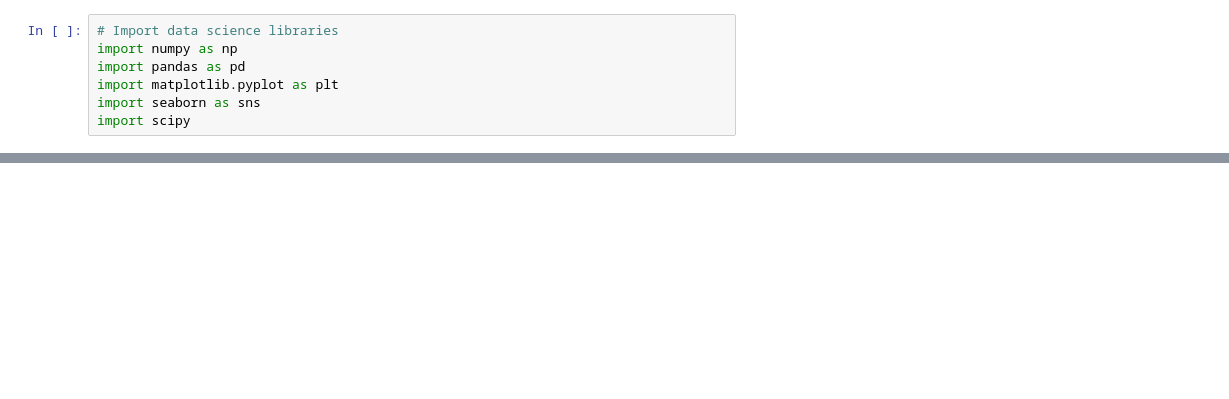
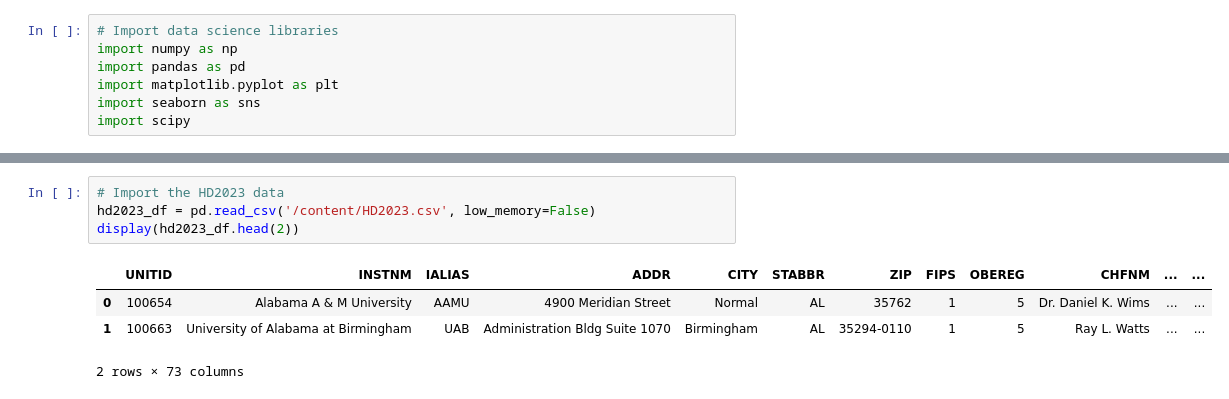
Before and after one commit to Ceerogreen/DS4002CS3, a Jupyter notebook: Scripts/descriptive_graphs2.ipynb, the cells around one changed output, grey strips where cells are left out. Saved outputs shown, nothing was run; the diff lists cells and outputs as text; blank space fills up the shorter version.

```diff
--- a/Scripts/descriptive_graphs2.ipynb
+++ b/Scripts/descriptive_graphs2.ipynb
@@ -19,0 +17,9 @@ display(combined_df.head())
+# %%
+# Import the HD2023 data
+hd2023_df = pd.read_csv('/content/HD2023.csv', low_memory=False)
+display(hd2023_df.head(2))
+# %% [output]
+|  | UNITID | INSTNM | IALIAS | ADDR | CITY | STABBR | ZIP | FIPS | OBEREG | CHFNM | ... | ... |
+| 0 | 100654 | Alabama A & M University | AAMU | 4900 Meridian Street | Normal | AL | 35762 | 1 | 5 | Dr. Daniel K. Wims | ... | ... |
+| 1 | 100663 | University of Alabama at Birmingham | UAB | Administration Bldg Suite 1070 | Birmingham | AL | 35294-0110 | 1 | 5 | Ray L. Watts | ... | ... |
+2 rows × 73 columns
```
Also changed, not shown: parts of 3 cells of this notebook.
